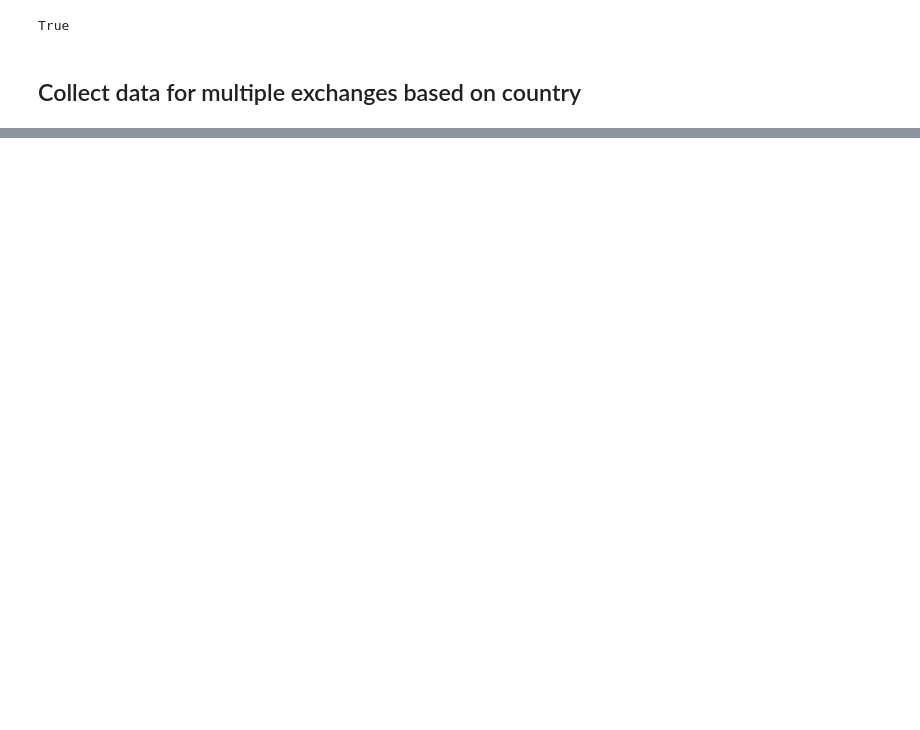
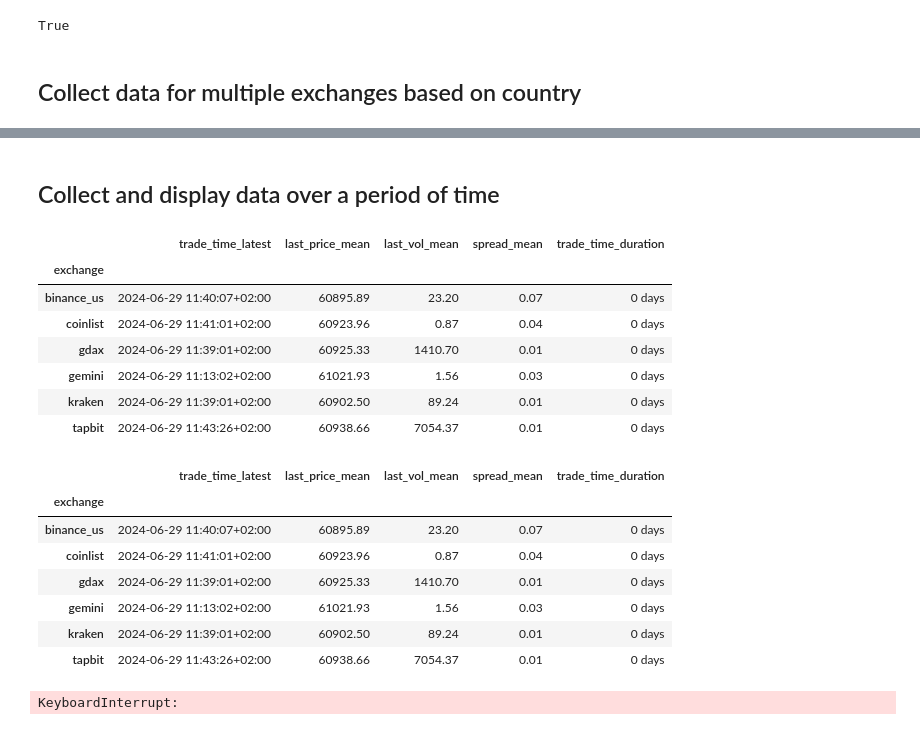
Before and after one commit to vnegi10/Crypto_arbitrage_bot, a Jupyter notebook: Arbitrage_bot.ipynb, the cells around one changed output, grey strips where cells are left out. Drawn from its saved outputs; the diff is of its cells as text; code cells hidden in the pictures; blank space fills up the shorter version.

```diff
--- a/Arbitrage_bot.ipynb
+++ b/Arbitrage_bot.ipynb
@@ -208,0 +208,63 @@ df_ex_all
+# %% [markdown]
+## Collect and display data over a period of time
+# %%
+def display_agg_per_exchange(df_ex_all):
+
+    # Group data and calculate statistics per exchange
+    df_agg = (
+        df_ex_all.groupby("exchange").agg
+        (
+            trade_time_min = ("trade_time", 'min'),
+            trade_time_latest = ("trade_time", 'max'),
+            last_price_mean = ("last_price", 'mean'),
+            last_vol_mean = ("last_vol", 'mean'),
+            spread_mean = ("spread", 'mean')
+        )
+    )
+
+    # Get time interval over which statistics have been calculated
+    df_agg["trade_time_duration"] = df_agg["trade_time_latest"] - df_agg["trade_time_min"]
+
+    # Remove redundant column
+    df_agg = df_agg.drop(columns = ["trade_time_min"])
+
+    with pd.option_context('display.precision', 2,
+                           'display.colheader_justify', 'center'):
+        print(df_agg)
+
+    return None
+# %%
+def run_data_bot(country,
+                 base_curr,
+                 target_curr):
+
+    df_ex_all = get_curr_all_exchanges(country, base_curr, target_curr)
+
+    # Collect data every minute
+    while True:
+        time.sleep(60)
+        df_new = get_curr_all_exchanges(country, base_curr, target_curr)
+        df_ex_all = pd.concat([df_ex_all, df_new])
+        display_agg_per_exchange(df_ex_all)
+
+    return None
+# %%
+run_data_bot("United States", "BTC", "USDT")
+# %% [output]
+|  | trade_time_latest | last_price_mean | last_vol_mean | spread_mean | trade_time_duration |
+| exchange |  |  |  |  |  |
+| binance_us | 2024-06-29 11:40:07+02:00 | 60895.89 | 23.20 | 0.07 | 0 days |
+| coinlist | 2024-06-29 11:41:01+02:00 | 60923.96 | 0.87 | 0.04 | 0 days |
+| gdax | 2024-06-29 11:39:01+02:00 | 60925.33 | 1410.70 | 0.01 | 0 days |
+| gemini | 2024-06-29 11:13:02+02:00 | 61021.93 | 1.56 | 0.03 | 0 days |
+| kraken | 2024-06-29 11:39:01+02:00 | 60902.50 | 89.24 | 0.01 | 0 days |
+| tapbit | 2024-06-29 11:43:26+02:00 | 60938.66 | 7054.37 | 0.01 | 0 days |
+|  | trade_time_latest | last_price_mean | last_vol_mean | spread_mean | trade_time_duration |
+| exchange |  |  |  |  |  |
+| binance_us | 2024-06-29 11:40:07+02:00 | 60895.89 | 23.20 | 0.07 | 0 days |
+| coinlist | 2024-06-29 11:41:01+02:00 | 60923.96 | 0.87 | 0.04 | 0 days |
+| gdax | 2024-06-29 11:39:01+02:00 | 60925.33 | 1410.70 | 0.01 | 0 days |
+| gemini | 2024-06-29 11:13:02+02:00 | 61021.93 | 1.56 | 0.03 | 0 days |
+| kraken | 2024-06-29 11:39:01+02:00 | 60902.50 | 89.24 | 0.01 | 0 days |
+| tapbit | 2024-06-29 11:43:26+02:00 | 60938.66 | 7054.37 | 0.01 | 0 days |
+KeyboardInterrupt:
```
Also changed, not shown: parts of 4 cells of this notebook.
